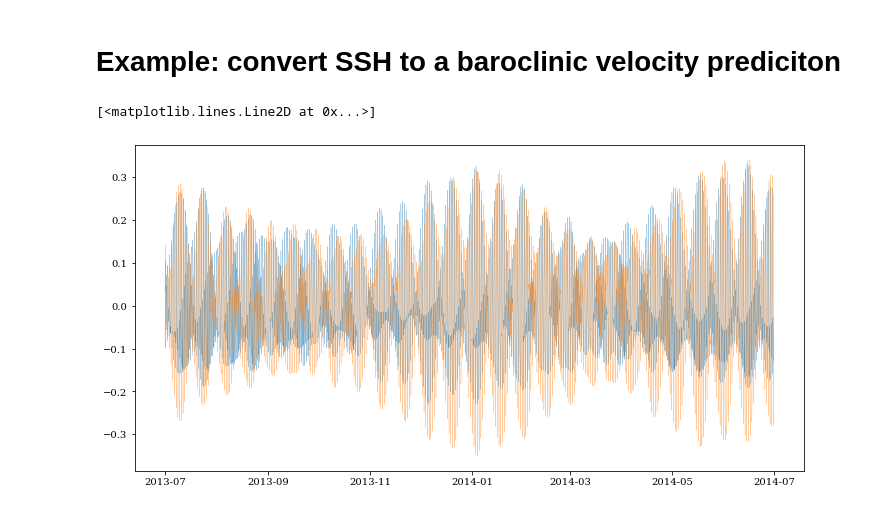
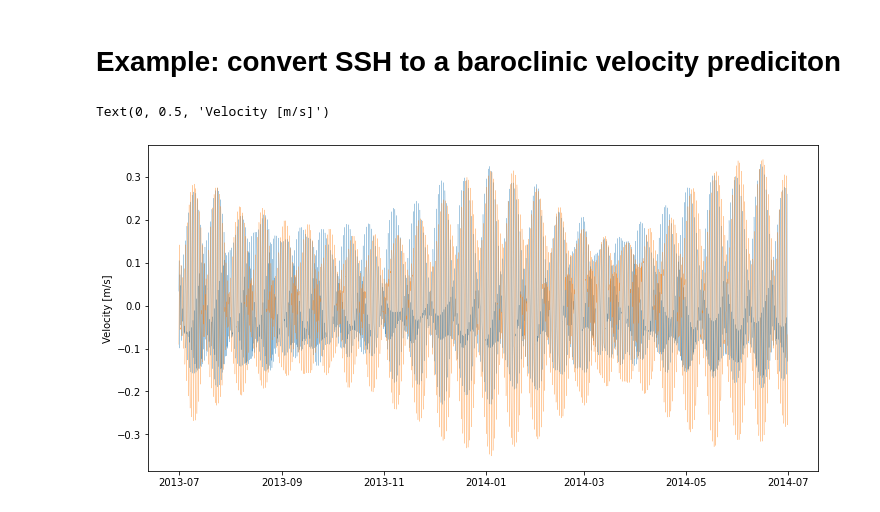
Before and after one commit to mrayson/iwatlas, a Jupyter notebook: sandpit/tutorial_iwatlas_basics.ipynb, the cells around one changed output. Drawn from its saved outputs; the diff is of its cells as text; code cells hidden in the pictures.

```diff
--- a/sandpit/tutorial_iwatlas_basics.ipynb
+++ b/sandpit/tutorial_iwatlas_basics.ipynb
@@ -313,13 +314,14 @@ Text(0, 0.5, 'Displacement Amp. [m]')
 # %%
 # Predict the time series of amplitude (note this needs to be expanded in the vertical direction)
 ut, vt = uvdriver.predict_uv(ssh, np.array([xpt]), np.array([ypt]), timeout)
 
 plt.figure(figsize=(12,6))
 plt.plot(timeout, ut, lw=0.2)
 plt.plot(timeout, vt, lw=0.2)
+plt.ylabel('Velocity [m/s]')
 # %% [output]
-[<matplotlib.lines.Line2D at 0x...>]
+Text(0, 0.5, 'Velocity [m/s]')
-[figure, old version]
+[figure, new version]
 # %%
 %%time
 # Compute the velocity as a function of z
```
Also changed, not shown: parts of 8 cells of this notebook, 3 other files.
